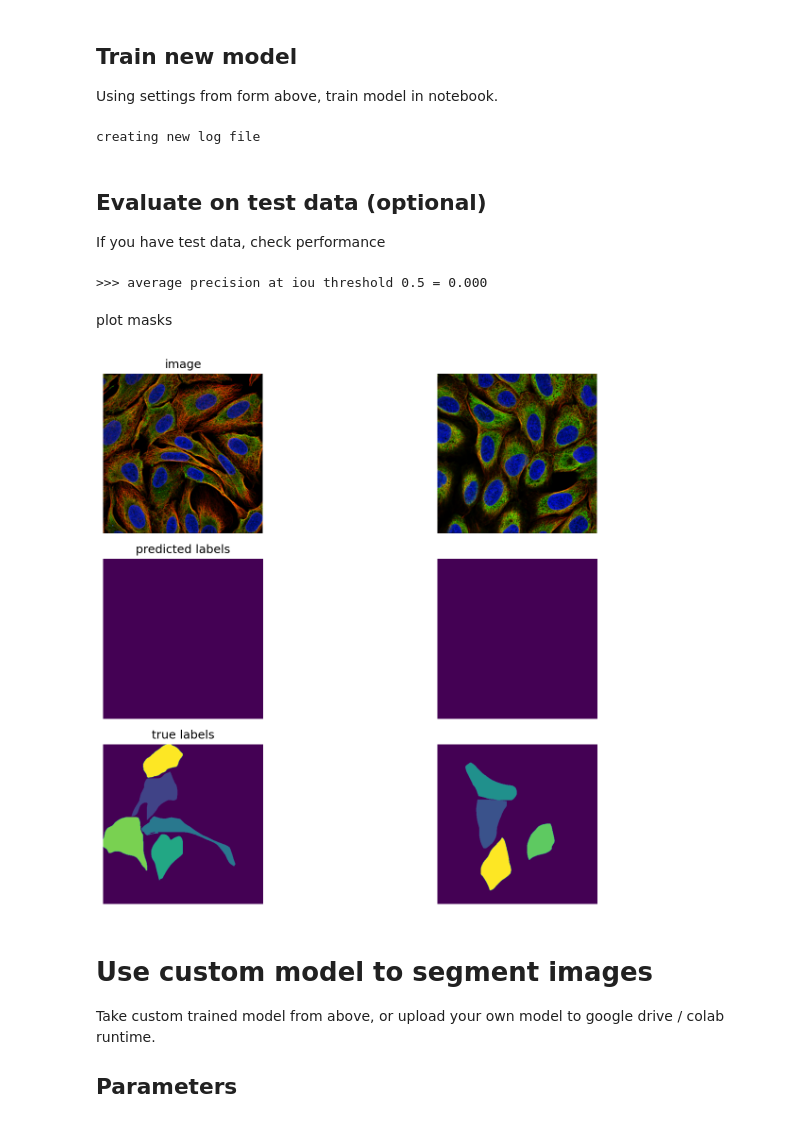
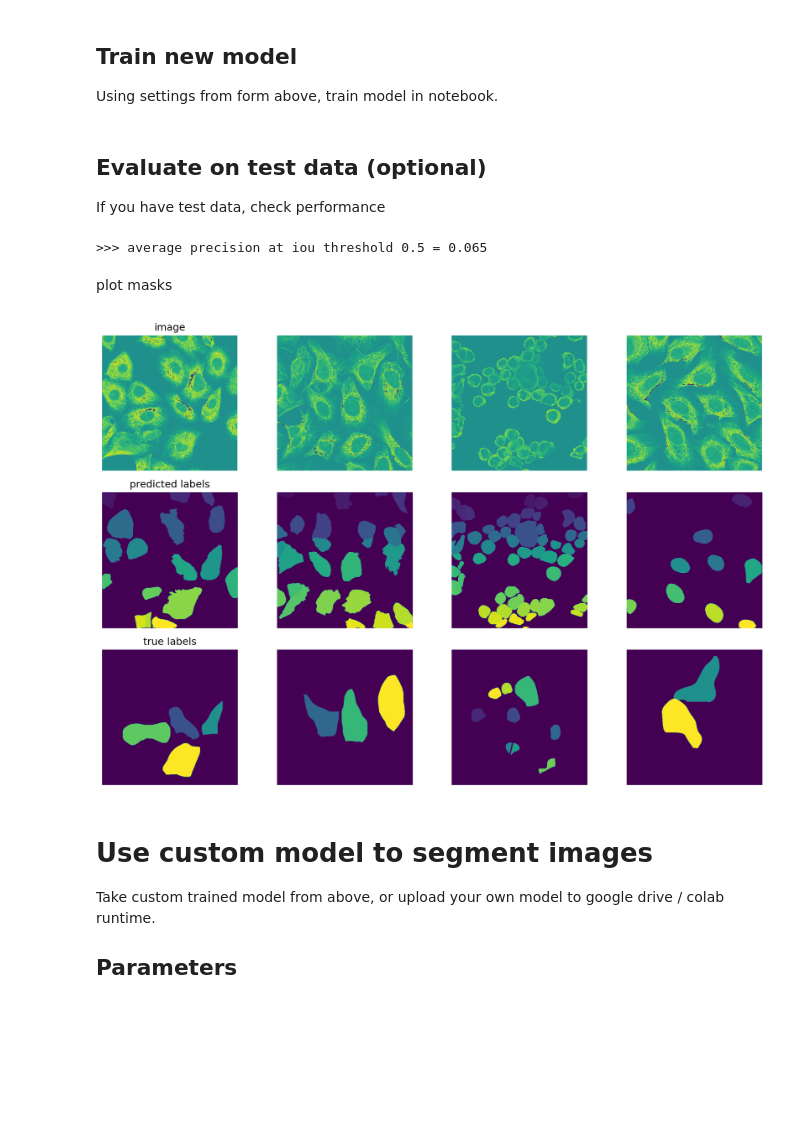
Before and after one commit to bioimage-io/bioimageio-colab, a Jupyter notebook: notebooks/BioImageIOCrowdSourcing.ipynb, the cells around one changed output. Saved outputs shown, nothing was run; the diff lists cells and outputs as text; code cells hidden in the pictures; blank space fills up the shorter version.

```diff
--- a/notebooks/BioImageIOCrowdSourcing.ipynb
+++ b/notebooks/BioImageIOCrowdSourcing.ipynb
@@ -272,20 +335,20 @@ model_name = "CP_HPA_CrowdSourcing" #@param {type:"string"}
 # other parameters for training.
 #@markdown ###Training Parameters:
 #@markdown Number of epochs:
-n_epochs =  40#@param {type:"number"}
+n_epochs =  10#@param {type:"number"}
 
-Channel_to_use_for_training = "Red" #@param ["Grayscale", "Blue", "Green", "Red"]
+Channel_to_use_for_training = "Grayscale" #@param ["Grayscale", "Blue", "Green", "Red"]
 
 # @markdown ###If you have a secondary channel that can be used for training, for instance nuclei, choose it here:
 
-Second_training_channel= "Blue" #@param ["None", "Blue", "Green", "Red"]
+Second_training_channel= "None" #@param ["None", "Blue", "Green", "Red"]
 
 
 #@markdown ###Advanced Parameters
 
-Use_Default_Advanced_Parameters = True #@param {type:"boolean"}
+Use_Default_Advanced_Parameters = False #@param {type:"boolean"}
 #@markdown ###If not, please input:
-learning_rate = 0.1 #@param {type:"number"}
+learning_rate = 0.000001 #@param {type:"number"}
 weight_decay = 0.0001 #@param {type:"number"}
 
 if (Use_Default_Advanced_Parameters):
@@ -365,11 +426,12 @@ new_model_path = train.train_seg(model.net, train_data=train_data,
                               learning_rate=learning_rate,
                               weight_decay=weight_decay,
                               SGD=True,
-                              nimg_per_epoch=3,
+                              nimg_per_epoch=1,
                               model_name=model_name,
                               min_train_masks=1)
 
 # diameter of labels in training images
-diam_labels = model.net.diam_labels.item()
+# use model diameter if user diameter is 0
+diameter=0
+diameter = model.diam_labels if diameter==0 else diameter
+# diam_labels = model.diam_labels.item()
-# %% [output]
-creating new log file
@@ -381,6 +448,7 @@ If you have test data, check performance
 # get files (during training, test_data is transformed so we will load it again)
 output = io.load_train_test_data(test_dir, mask_filter='_seg')
 test_data, test_labels = output[:2]
+# use model diameter if user diameter is 0
 
 # run model on test images
 masks = model.eval(test_data,
@@ -392,35 +460,38 @@ ap = metrics.average_precision(test_labels, masks)[0]
 print('')
 print(f'>>> average precision at iou threshold 0.5 = {ap[:,0].mean():.3f}')
 # %% [output]
->>> average precision at iou threshold 0.5 = 0.000
+>>> average precision at iou threshold 0.5 = 0.065
 # %% [markdown]
 plot masks
 # %%
 plt.figure(figsize=(12,8), dpi=150)
+# use model diameter if user diameter is 0
+cols = 5 if len(test_data)>5 else len(test_data)
 for k,im in enumerate(test_data):
-    img = im.copy()
-    plt.subplot(3,len(test_data), k+1)
-    img = np.vstack((img, np.zeros_like(img)[:1]))
-    #img = img.transpose(1,2,0)
-    plt.imshow(img)
-    plt.axis('off')
-    if k==0:
-        plt.title('image')
+    if k<cols:
+      img = im.copy()
+      plt.subplot(3,cols, k+1)
+      img = np.vstack((img, np.zeros_like(img)[:1]))
+      #img = img.transpose(1,2,0)
+      plt.imshow(img)
+      plt.axis('off')
+      if k==0:
+          plt.title('image')
 
-    plt.subplot(3,len(test_data), len(test_data) + k+1)
-    plt.imshow(masks[k])
-    plt.axis('off')
-    if k==0:
-        plt.title('predicted labels')
+      plt.subplot(3,cols, cols + k+1)
+      plt.imshow(masks[k])
+      plt.axis('off')
+      if k==0:
+          plt.title('predicted labels')
 
-    plt.subplot(3,len(test_data), 2*len(test_data) + k+1)
-    plt.imshow(test_labels[k])
-    plt.axis('off')
-    if k==0:
-        plt.title('true labels')
+      plt.subplot(3,cols, 2*cols+ k+1)
+      plt.imshow(test_labels[k])
+      plt.axis('off')
+      if k==0:
+          plt.title('true labels')
 plt.tight_layout()
 # %% [output]
-[figure, old version]
+[figure, new version]
 # %% [markdown]
 # Use custom model to segment images
 
```
Also changed, not shown: parts of 8 cells of this notebook.
